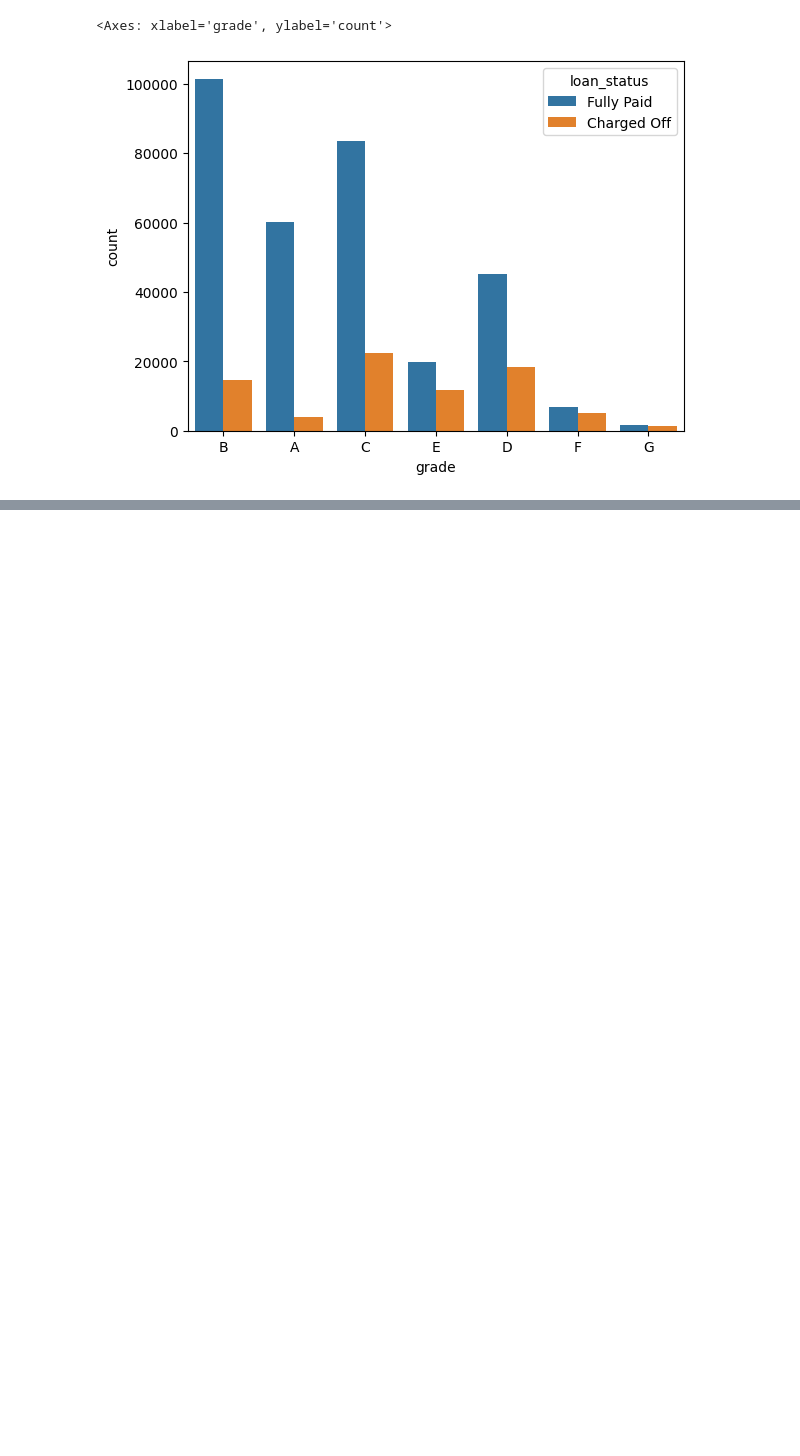
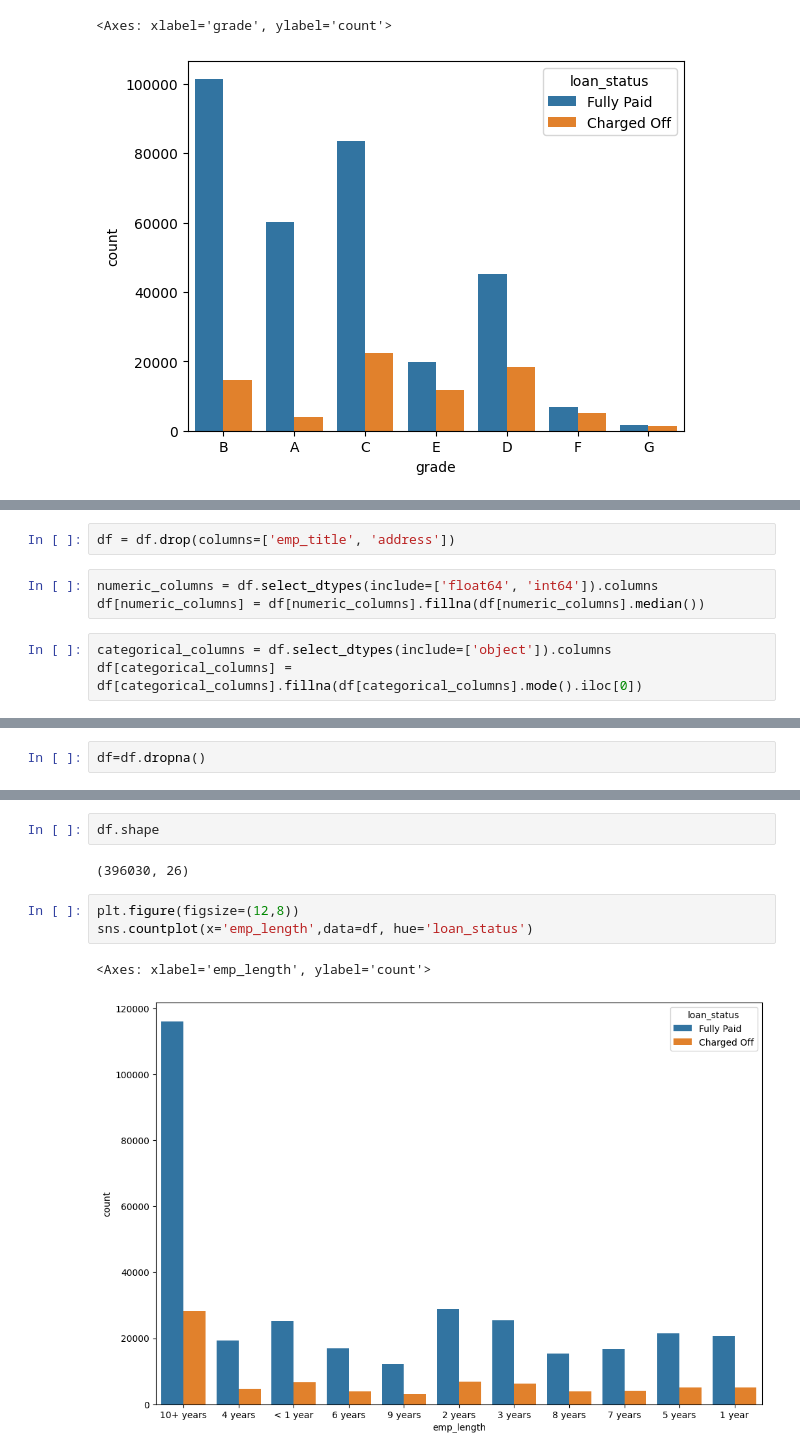
Before and after one commit to Sangharsh1215/LendingClub, a Jupyter notebook: main.ipynb, the cells around one changed output, grey strips where cells are left out. Saved outputs shown, nothing was run; the diff lists cells and outputs as text; blank space fills up the shorter version.

```diff
--- a/main.ipynb
+++ b/main.ipynb
@@ -123,0 +177,8 @@ sns.countplot(x='grade',data=df, hue='loan_status')
+# %%
+df = df.drop(columns=['emp_title', 'address'])
+# %%
+numeric_columns = df.select_dtypes(include=['float64', 'int64']).columns
+df[numeric_columns] = df[numeric_columns].fillna(df[numeric_columns].median())
+# %%
+categorical_columns = df.select_dtypes(include=['object']).columns
+df[categorical_columns] = df[categorical_columns].fillna(df[categorical_columns].mode().iloc[0])
@@ -123,0 +201,2 @@ sns.countplot(x='grade',data=df, hue='loan_status')
+# %%
+df=df.dropna()
@@ -123,0 +219,10 @@ sns.countplot(x='grade',data=df, hue='loan_status')
+# %%
+df.shape
+# %% [output]
+(396030, 26)
+# %%
+plt.figure(figsize=(12,8))
+sns.countplot(x='emp_length',data=df, hue='loan_status')
+# %% [output]
+<Axes: xlabel='emp_length', ylabel='count'>
+[figure, added]
```
Also changed, not shown: parts of 8 cells of this notebook.
